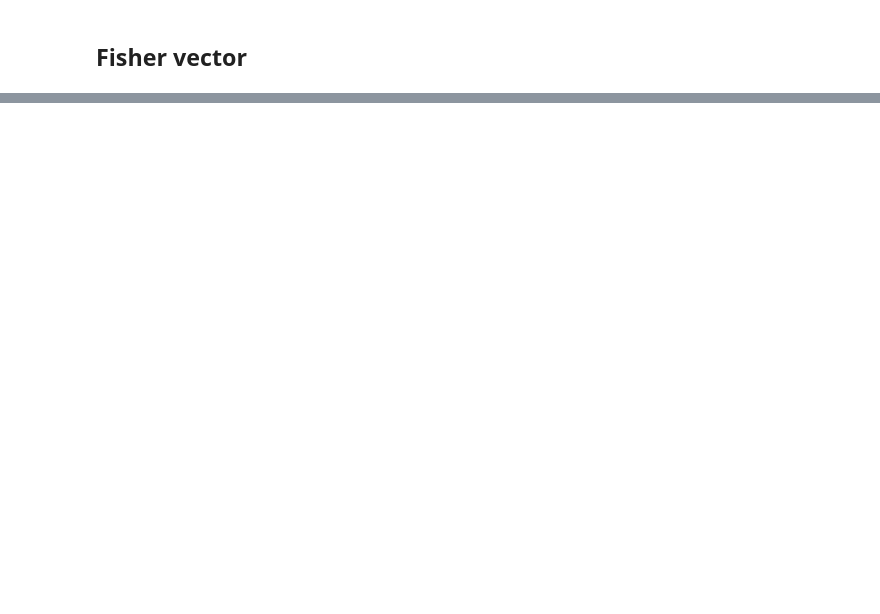
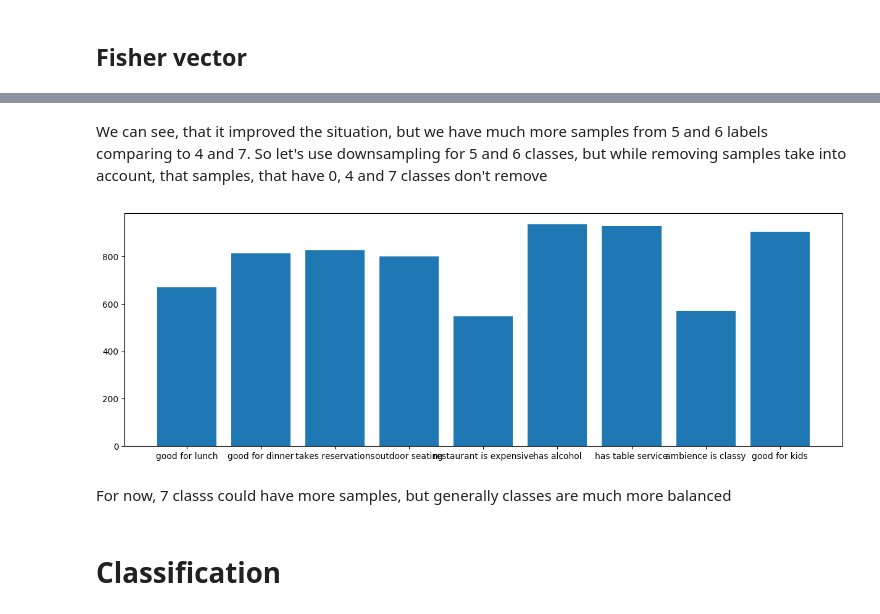
Before and after one commit to Midren/yelp_photo_classification, a Jupyter notebook: yelp_classification.ipynb, the cells around one changed output, grey strips where cells are left out. Drawn from its saved outputs; the diff is of its cells as text; code cells hidden in the pictures; blank space fills up the shorter version.

```diff
--- a/yelp_classification.ipynb
+++ b/yelp_classification.ipynb
@@ -233,0 +168,8 @@ def split_and_stratify(df, percn_to_ignore):
+# %%
+df = pd.read_csv("result.csv", index_col='Unnamed: 0')
+inception_df = pd.DataFrame(
+    np.vstack(df["inception_feature"].apply(
+        lambda x: np.fromstring(eval(x), dtype=np.float32))))
+inception_df.columns = ["inception_" + str(col) for col in inception_df.columns]
+df = pd.concat([df, inception_df], axis=1).drop(columns=["photos_id"])
+df
@@ -286,3 +246,0 @@ NameError: name 'train_features' is not defined
-# %%
-for i in fisher_vector(train_features["feature"][0], gmm):
-    print(i)
@@ -297,0 +277,7 @@ print(len(vlad.transform(np.vstack(train_features["feature"][20:]))[0]))
+# %%
+def show_classes_count(df):
+    labels = df.drop(columns=["business_id"])
+    labels_count = []
+    for i in range(LABELS_NUM):
+        labels_count.append(df[str(i)].sum())
+    plt.bar(x=range(LABELS_NUM), height=labels_count, tick_label=labels_str)
@@ -297,0 +290,2 @@ print(len(vlad.transform(np.vstack(train_features["feature"][20:]))[0]))
+# %%
+show_classes_count(df.append(df[df['7'] == 1]))
@@ -297,0 +294,17 @@ print(len(vlad.transform(np.vstack(train_features["feature"][20:]))[0]))
+# %% [markdown]
+We can see, that it improved the situation, but we have much more samples from 5 and 6 labels comparing to 4 and 7. So let's use downsampling for 5 and 6 classes, but while removing samples take into account, that samples, that have 0, 4 and 7 classes don't remove
+# %%
+a = df[df['6'] == 1]
+a = df[df['5'] == 1].append(a[a['5'] == 0])
+a = a[a['7'] == 0]
+a = a[a['4'] == 0]
+a = a[a['0'] == 0]
+a = df.iloc[list(set(df.index) - set(a.index))]
+balanced_df = a.append(a[a['7'] == '1'])
+show_classes_count(balanced_df)
+# %% [output]
+[figure, added]
+# %% [markdown]
+For now, 7 classs could have more samples, but generally classes are much more balanced
+# %% [markdown]
+# Classification
```
Also changed, not shown: parts of 35 cells of this notebook, 1 other file.
